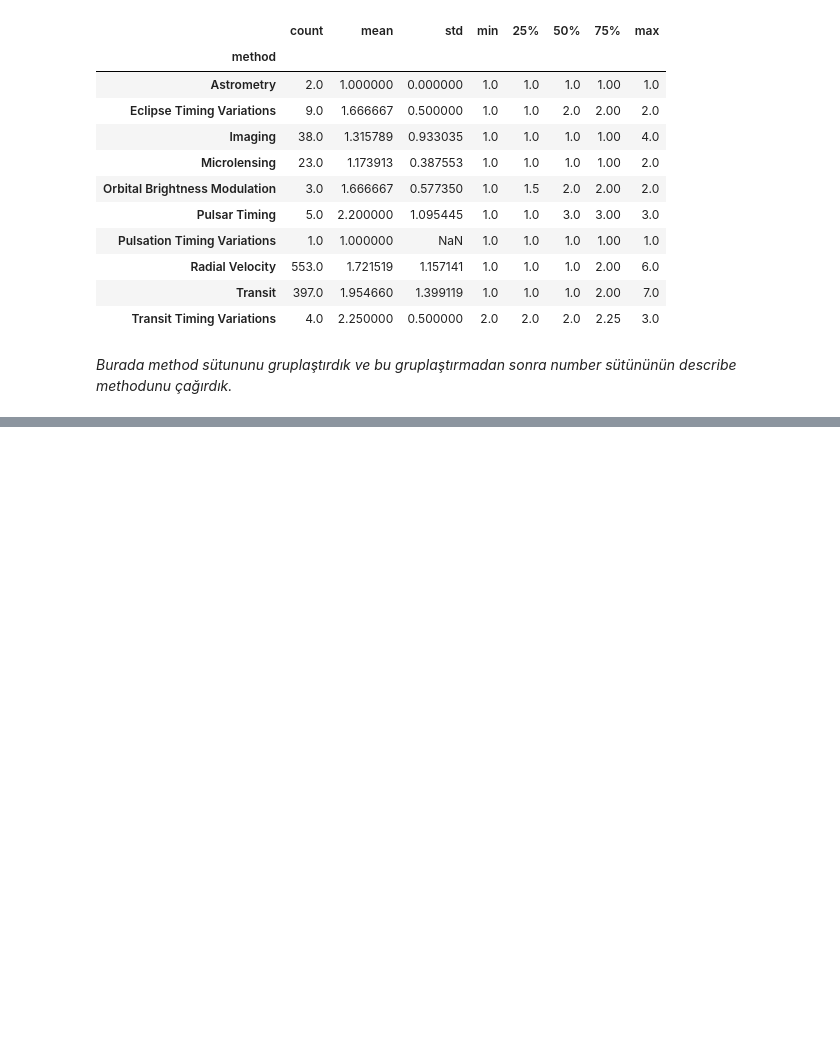
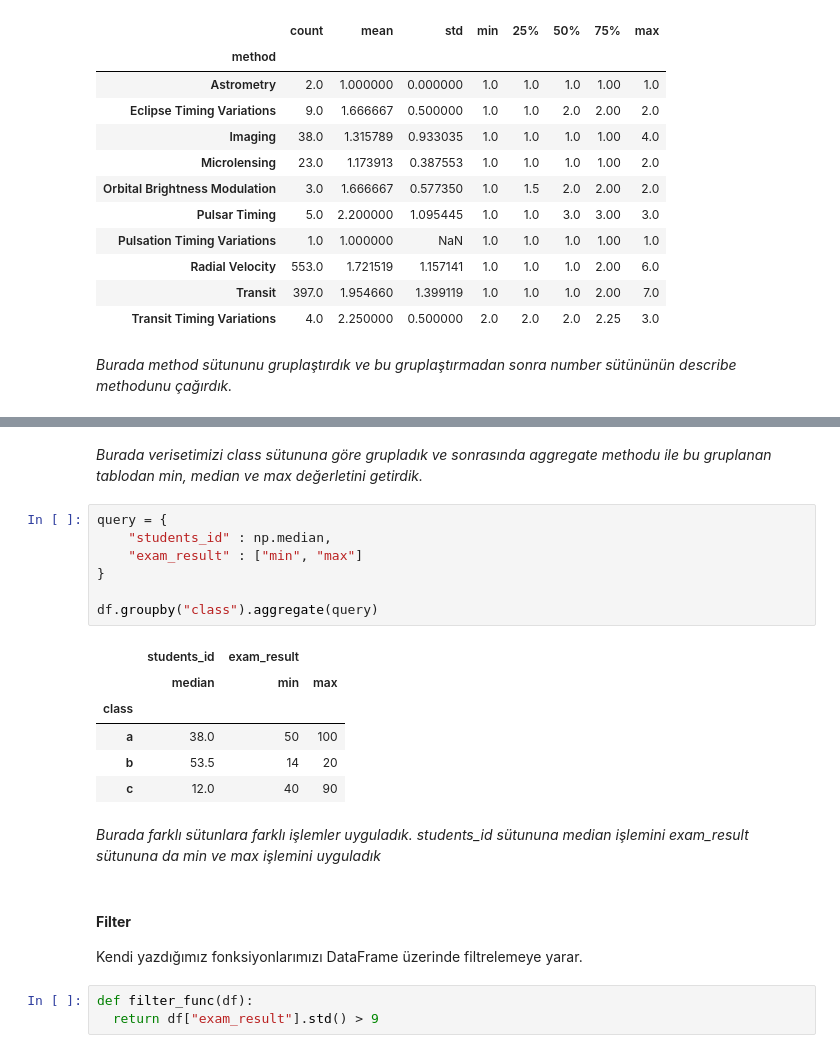
Before and after one commit to furkaanasik/Pandas-temel, a Jupyter notebook: PandasNotes.ipynb, the cells around one changed output, grey strips where cells are left out. Saved outputs shown, nothing was run; the diff lists cells and outputs as text; blank space fills up the shorter version.

```diff
--- a/PandasNotes.ipynb
+++ b/PandasNotes.ipynb
@@ -1333,0 +1375,25 @@ df.groupby("method")["number"].describe()
+# %% [markdown]
+*Burada verisetimizi class sütununa göre grupladık ve sonrasında aggregate methodu ile bu gruplanan tablodan min, median ve max değerletini getirdik.*
+# %%
+query = {
+    "students_id" : np.median,
+    "exam_result" : ["min", "max"]
+}
+
+df.groupby("class").aggregate(query)
+# %% [output]
+|  | students_id | exam_result |  |
+|  | median | min | max |
+| class |  |  |  |
+| a | 38.0 | 50 | 100 |
+| b | 53.5 | 14 | 20 |
+| c | 12.0 | 40 | 90 |
+# %% [markdown]
+*Burada farklı sütunlara farklı işlemler uyguladık. students_id sütununa median işlemini exam_result sütununa da min ve max işlemini uyguladık*
+# %% [markdown]
+#### **Filter**
+
+Kendi yazdığımız fonksiyonlarımızı DataFrame üzerinde filtrelemeye yarar.
+# %%
+def filter_func(df):
+  return df["exam_result"].std() > 9
```
Also changed, not shown: parts of 15 cells of this notebook.
